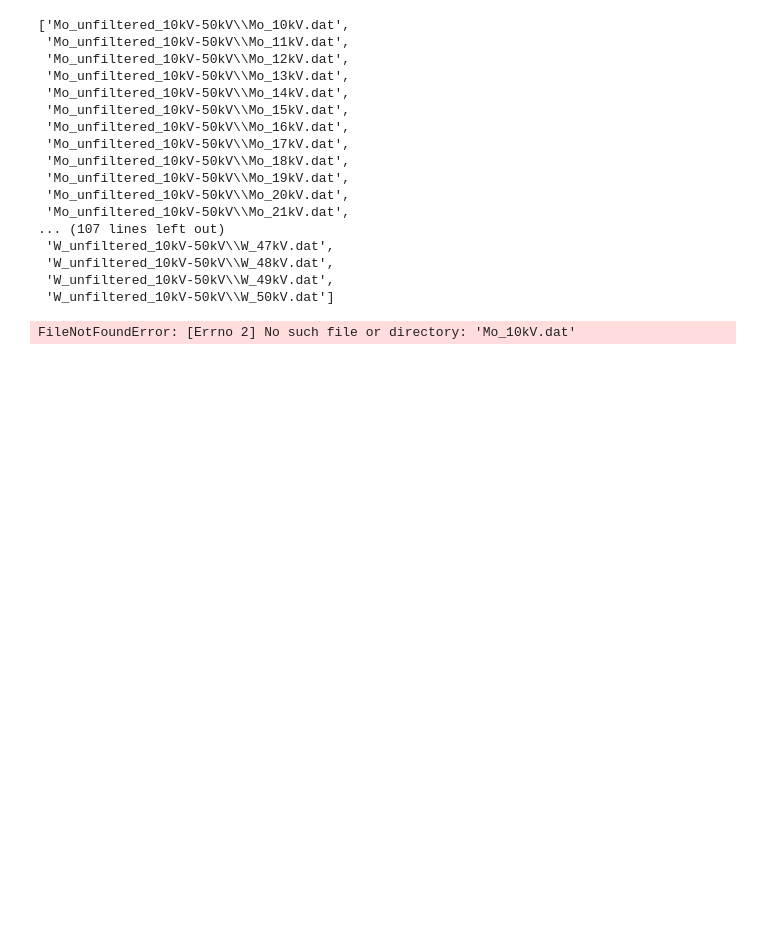
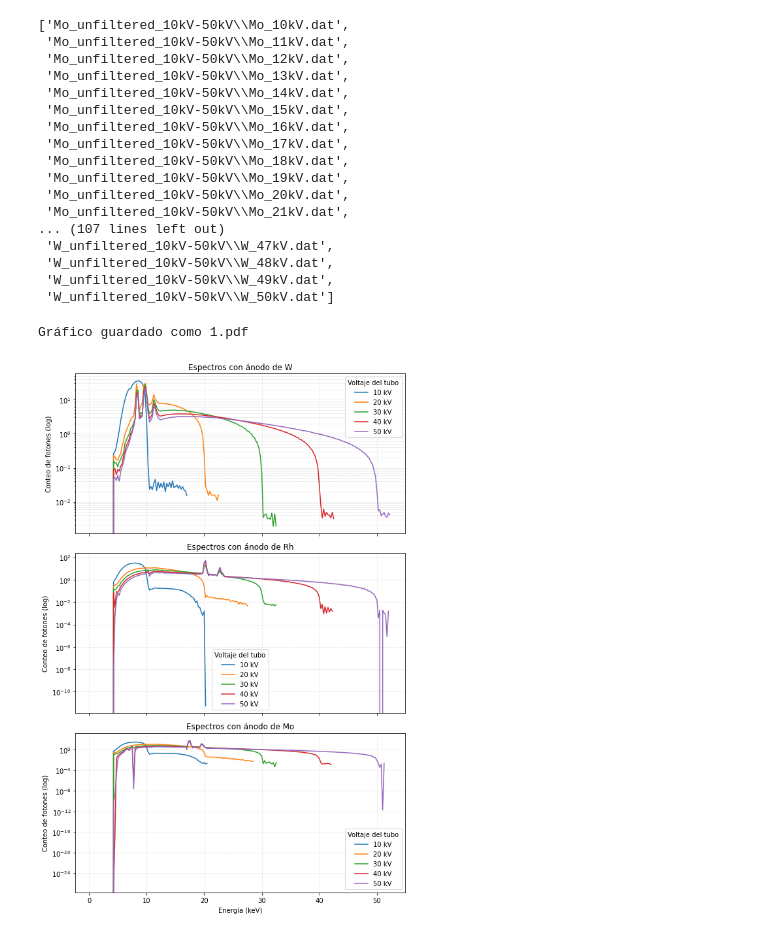
Before and after one commit to Metodos-Computacionales-2-Grupo-10/Talleres_metodos, a Jupyter notebook: Taller 1/Taller 1 MC2.ipynb, the cells around one changed output. Cells and saved outputs as stored; diff of their text form; code cells hidden in the pictures; blank space fills up the shorter version.

```diff
--- a/Taller 1/Taller 1 MC2.ipynb
+++ b/Taller 1/Taller 1 MC2.ipynb
@@ -41,5 +41,83 @@ glob("*/*.dat")
  'W_unfiltered_10kV-50kV\\W_50kV.dat']
 # %%
 #scipy y signal
+import os
+import matplotlib.pyplot as plt
+
+# Función para cargar espectros desde archivos .dat
+def load_spectrum(path):
+    energy = []  # Lista para guardar energías
+    counts = []  # Lista para guardar conteos
+
+    with open(path, 'r', encoding='latin1') as file:
+        for line in file:
+            line = line.strip()
+            if line == '' or line.startswith('#'):
+                continue
+            parts = line.split()
+            if len(parts) >= 2:
+                try:
+                    e = float(parts[0])     # energía
+                    c = float(parts[1])     # conteo
+                    energy.append(e)        # guardamos energía
+                    counts.append(c)        # guardamos conteo
+                except:
+                    continue
+
+    if not energy:
+        return None, None
+
+    return energy, counts
+
+
+
+# Lista explícita de los 15 archivos
+files_by_element = {
+    "W": [
+        "W_unfiltered_10kV-50kV/W_10kV.dat",
+        "W_unfiltered_10kV-50kV/W_20kV.dat",
+        "W_unfiltered_10kV-50kV/W_30kV.dat",
+        "W_unfiltered_10kV-50kV/W_40kV.dat",
+        "W_unfiltered_10kV-50kV/W_50kV.dat"
+    ],
+    "Rh": [
+        "Rh_unfiltered_10kV-50kV/Rh_10kV.dat",
+        "Rh_unfiltered_10kV-50kV/Rh_20kV.dat",
+        "Rh_unfiltered_10kV-50kV/Rh_30kV.dat",
+        "Rh_unfiltered_10kV-50kV/Rh_40kV.dat",
+        "Rh_unfiltered_10kV-50kV/Rh_50kV.dat"
+    ],
+    "Mo": [
+        "Mo_unfiltered_10kV-50kV/Mo_10kV.dat",
+        "Mo_unfiltered_10kV-50kV/Mo_20kV.dat",
+        "Mo_unfiltered_10kV-50kV/Mo_30kV.dat",
+        "Mo_unfiltered_10kV-50kV/Mo_40kV.dat",
+        "Mo_unfiltered_10kV-50kV/Mo_50kV.dat"
+    ]
+}
+
+# Crear gráfico
+fig, axes = plt.subplots(3, 1, figsize=(8, 12), sharex=True)
+
+for ax, (element, file_list) in zip(axes, files_by_element.items()):
+    for file in file_list:
+        if not os.path.exists(file):
+            print(f"Archivo no encontrado: {file}")
+            continue
+        kv = file.split("_")[-1].replace("kV.dat", "") + " kV"
+        energy, counts = load_spectrum(file)
+        if energy is not None:
+            ax.plot(energy, counts, label=kv)
+    ax.set_yscale('log')
+    ax.set_ylabel("Conteo de fotones (log)")
+    ax.set_title(f"Espectros con ánodo de {element}")
+    ax.legend(title="Voltaje del tubo")
+    ax.grid(True, which='both', linestyle=':', linewidth=0.5)
+
+axes[-1].set_xlabel("Energía (keV)")
+plt.tight_layout()
+plt.savefig("1.pdf", bbox_inches="tight", pad_inches=0.1)
+print("Gráfico guardado como 1.pdf")
 # %% [output]
-FileNotFoundError: [Errno 2] No such file or directory: 'Mo_10kV.dat'
+Gráfico guardado como 1.pdf
+[figure, added]
```
Also changed, not shown: 1 other file.
